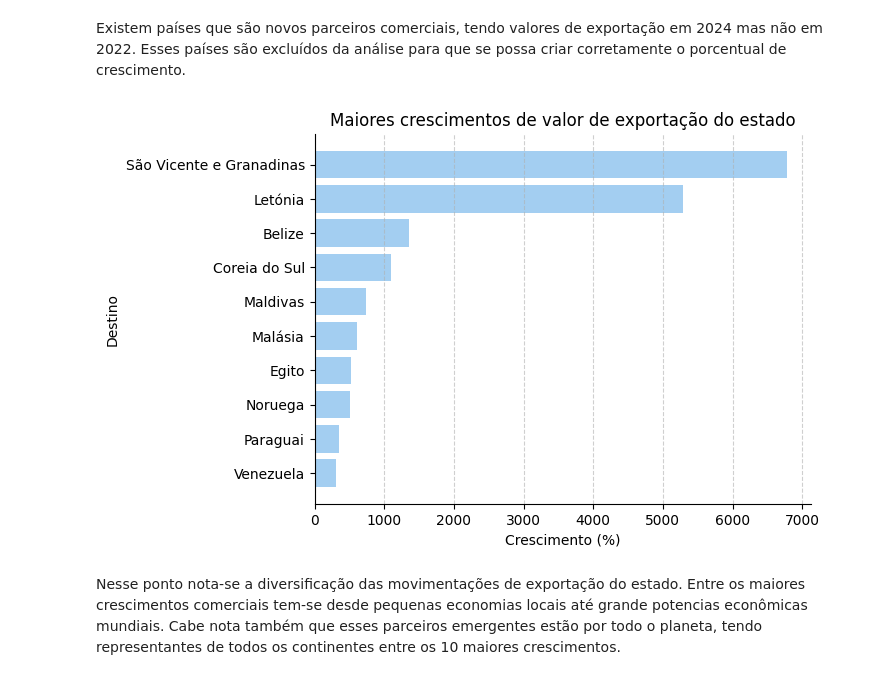
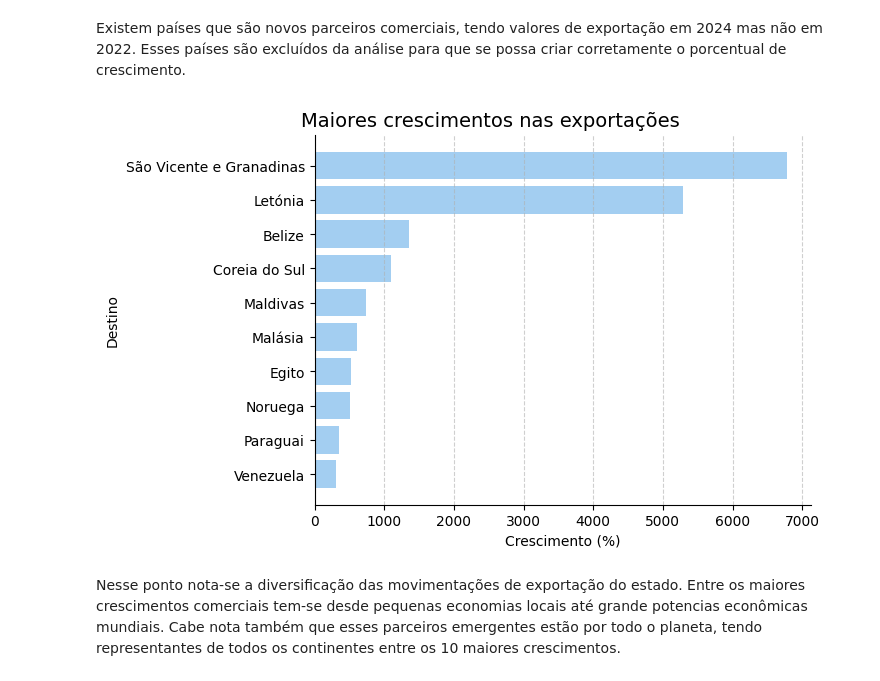
Before and after one commit to mviniciusc/importacoes-exportacoes-ceara, a Jupyter notebook: analise-comex-ceara.ipynb, the cells around one changed output. Saved outputs shown, nothing was run; the diff lists cells and outputs as text; code cells hidden in the pictures.

```diff
--- a/analise-comex-ceara.ipynb
+++ b/analise-comex-ceara.ipynb
@@ -413,24 +426,31 @@ df_4.sort_values(by="crescimento (%)",
 # %%
 # plotar gráfico de barras horizontais
 plt.barh(
     df_4['destino'].head(10),
     df_4['crescimento (%)'].head(10),
     color='#A3CEF1'
 )
 
 plt.gca().invert_yaxis() # necessário para a correta ordem decrescente dos valores.
 
 # remover as linhas de cima e da direita da "caixa" em que o gráfico é criado
 plt.gca().spines['top'].set_visible(False)
 plt.gca().spines['right'].set_visible(False)
 
 plt.grid(axis='x', linestyle='--', alpha=0.6) # adicionar o grid para melhor visuzaliação
-plt.title("Maiores crescimentos de valor de exportação do estado")
+
+# usar esse método para título garante mais controle
+plt.suptitle('Maiores crescimentos nas exportações',
+             fontsize=14,
+            x=0.4, #posição do título na caixa
+            y=0.93
+            )
+
 plt.xlabel("Crescimento (%)")
 plt.ylabel("Destino")
 plt.show()
 # %% [output]
-[figure, old version]
+[figure, new version]
 # %% [markdown]
 Nesse ponto nota-se a diversificação das movimentações de exportação do estado. Entre os maiores crescimentos comerciais tem-se desde pequenas economias locais até grande potencias econômicas mundiais. Cabe nota também que esses parceiros emergentes estão por todo o planeta, tendo representantes de todos os continentes entre os 10 maiores crescimentos.
 # %% [markdown]
```
Also changed, not shown: parts of 5 cells of this notebook, 1 other file.
